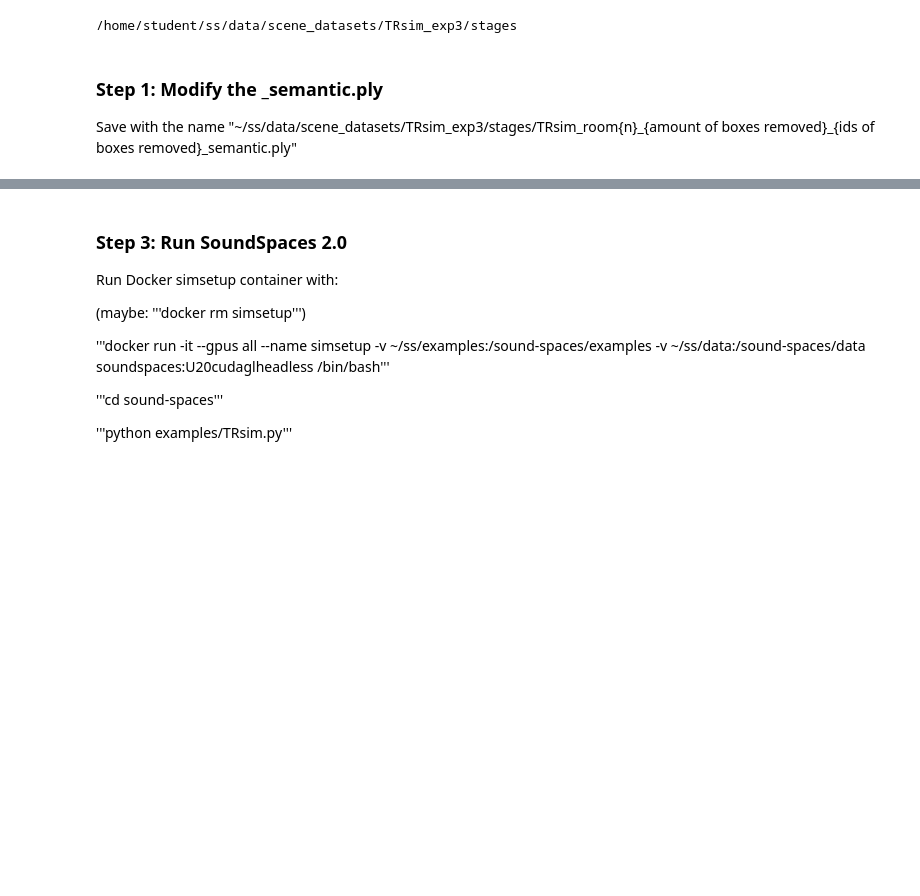
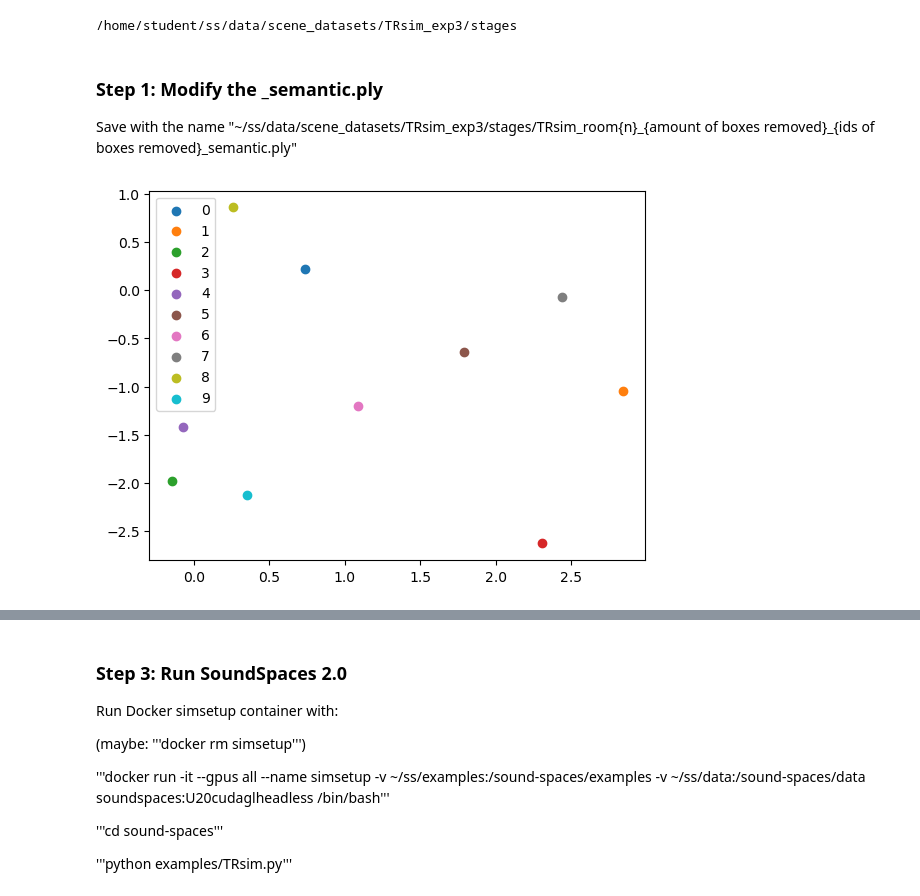
Before and after one commit to menthems/acoustic-change-detection, a Jupyter notebook: data/dataset_creation/create_dataset_experiment3.ipynb, the cells around one changed output, grey strips where cells are left out. Saved outputs shown, nothing was run; the diff lists cells and outputs as text; code cells hidden in the pictures; blank space fills up the shorter version.

```diff
--- a/data/dataset_creation/create_dataset_experiment3.ipynb
+++ b/data/dataset_creation/create_dataset_experiment3.ipynb
@@ -121,8 +121,11 @@ def remove_boxes_from_ply(new_verts, faces, boxes_to_remove):
 
     # Step 4: remove the vertices
     keep_vertex_mask = np.ones(len(new_verts), dtype=bool)
-    keep_vertex_mask[box_vertex_indices_to_remove] = False
-    remaining_verts = new_verts[keep_vertex_mask]
+    if len(box_vertex_indices_to_remove) == 0:
+        remaining_verts = new_verts
+    else:
+        keep_vertex_mask[box_vertex_indices_to_remove] = False
+        remaining_verts = new_verts[keep_vertex_mask]
 
     # Step 5: remap face indices
     old_to_new = np.full(len(new_verts), -1, dtype=int)
@@ -148,24 +151,25 @@ def save_new_ply(mod_verts, mod_faces, boxes_removed, filename_prefix='TRsim_roo
         raise Exception("Mode must be 'binary' or 'ascii'")
 # %%
 # Parameters
-B = 10  # number of boxes
+B = 3  # number of boxes
 R = [1]  # list of room indices
 
-labels = []
+volume_labels = []
 
 for r in R:
     base_ply = PlyData.read(os.path.join(STAGES_DIR, "base", f"TRsim_room{r}.ply"))
     new_verts, faces = create_empty_ply(base_ply)
 
     save_new_ply(new_verts, faces, [], filename_prefix=f'TRsim_room{r}_')
-    labels.append(0)
+    # volume_labels.append(0)
 
     # Generate all combinations of boxes to remove (from 1 to B)
-    for num_to_remove in range(1, B + 1):
+    for num_to_remove in range(0, B + 1):
         for boxes_to_remove in itertools.combinations(range(B), num_to_remove):
             remaining_verts, remaining_faces = remove_boxes_from_ply(new_verts, faces, list(boxes_to_remove))
             save_new_ply(remaining_verts, remaining_faces, boxes_to_remove, filename_prefix=f'TRsim_room{r}_')
-            labels.append(len(boxes_to_remove))
+            volume_labels.append(len(boxes_to_remove))
 
-np.save(os.path.join(BASE_DIR, "data/output/TRsim_exp3/try1", f"labels_{len(R)}rooms_{str(B)}boxes.npy"), np.array(labels))
+gt_label_file = os.path.join(BASE_DIR, "data/output/TRsim_exp3/try1", f"labels_{len(R)}rooms_{str(B)}boxes.npy")
+np.save(gt_label_file, np.array(volume_labels).reshape(-1, 1))
 # %%
@@ -172,0 +177,27 @@ assert len(labels) == 2**B # amount of possible combinations, including the "no_
+# %%
+# TO FIND WHICH INDEX CORRESPONDS TO WHICH BOX IN THE MESH
+import matplotlib.pyplot as plt
+
+B = 10 # number of boxes
+
+feet = 12
+top_left = np.array([-47.5, 46.75])*25.4
+bottom_right = np.array([10*feet+23.5, -12*feet - 19.625])*25.4
+
+for box in range(B):
+    is_box_vertex = new_verts['object_id'] == 3
+    box_vertex_indices_all = np.where(is_box_vertex)[0]
+
+    # Step 2: select the vertices corresponding to the box
+    box_vertex_indices = []
+    start = box * 8
+    end = start + 8
+    box_vertex_indices.extend(box_vertex_indices_all[start:end])
+    box_vertex_indices = np.array(box_vertex_indices)
+    # print("BOX: ", box)
+    (x, y) = [new_verts[box_vertex_indices]['x'].mean(), new_verts[box_vertex_indices]['y'].mean()]
+    # print(x,y)
+    plt.scatter(x, y, label=box)
+    plt.legend()
+# %% [output]
+[figure, added]
```
Also changed, not shown: parts of 4 cells of this notebook.
